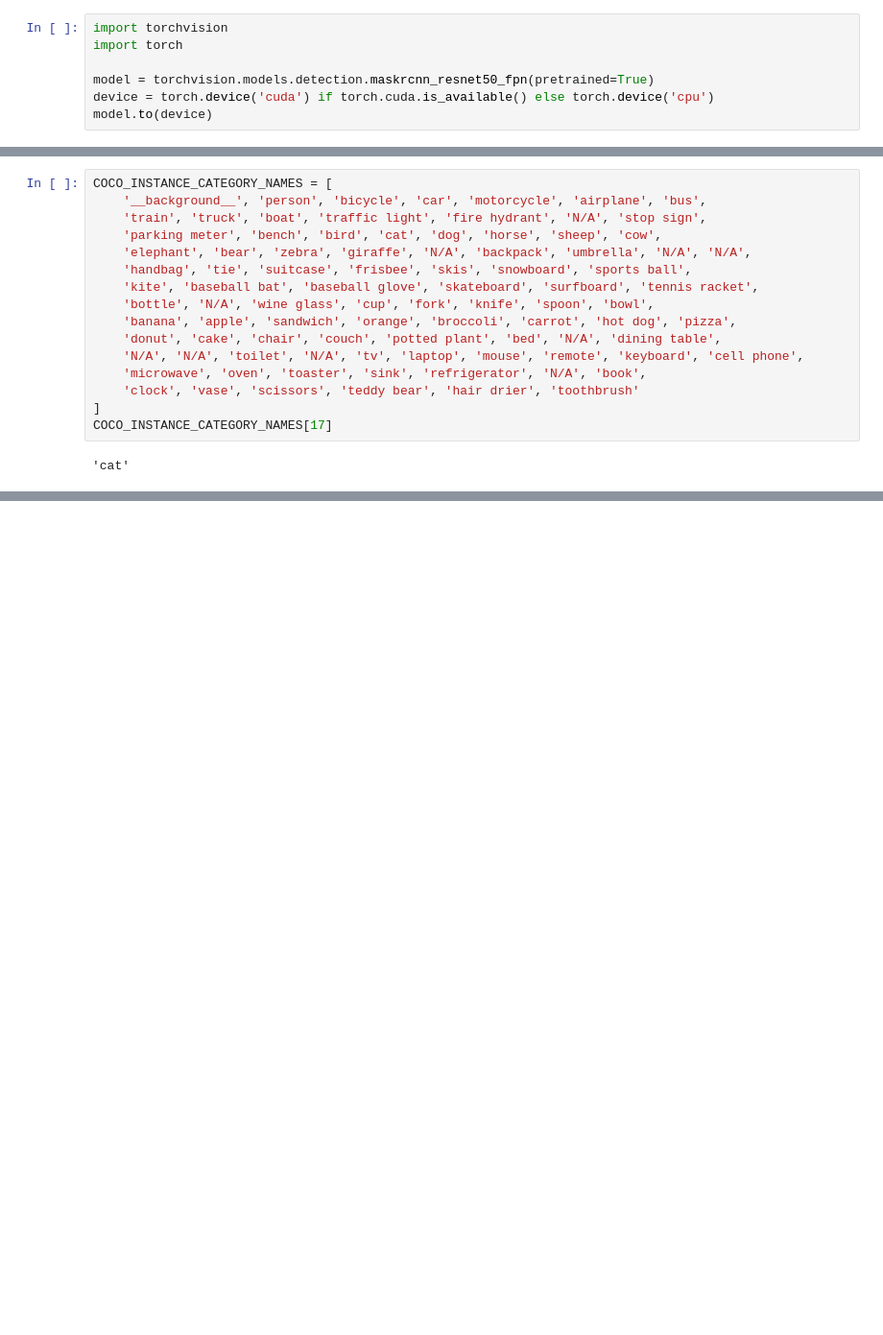
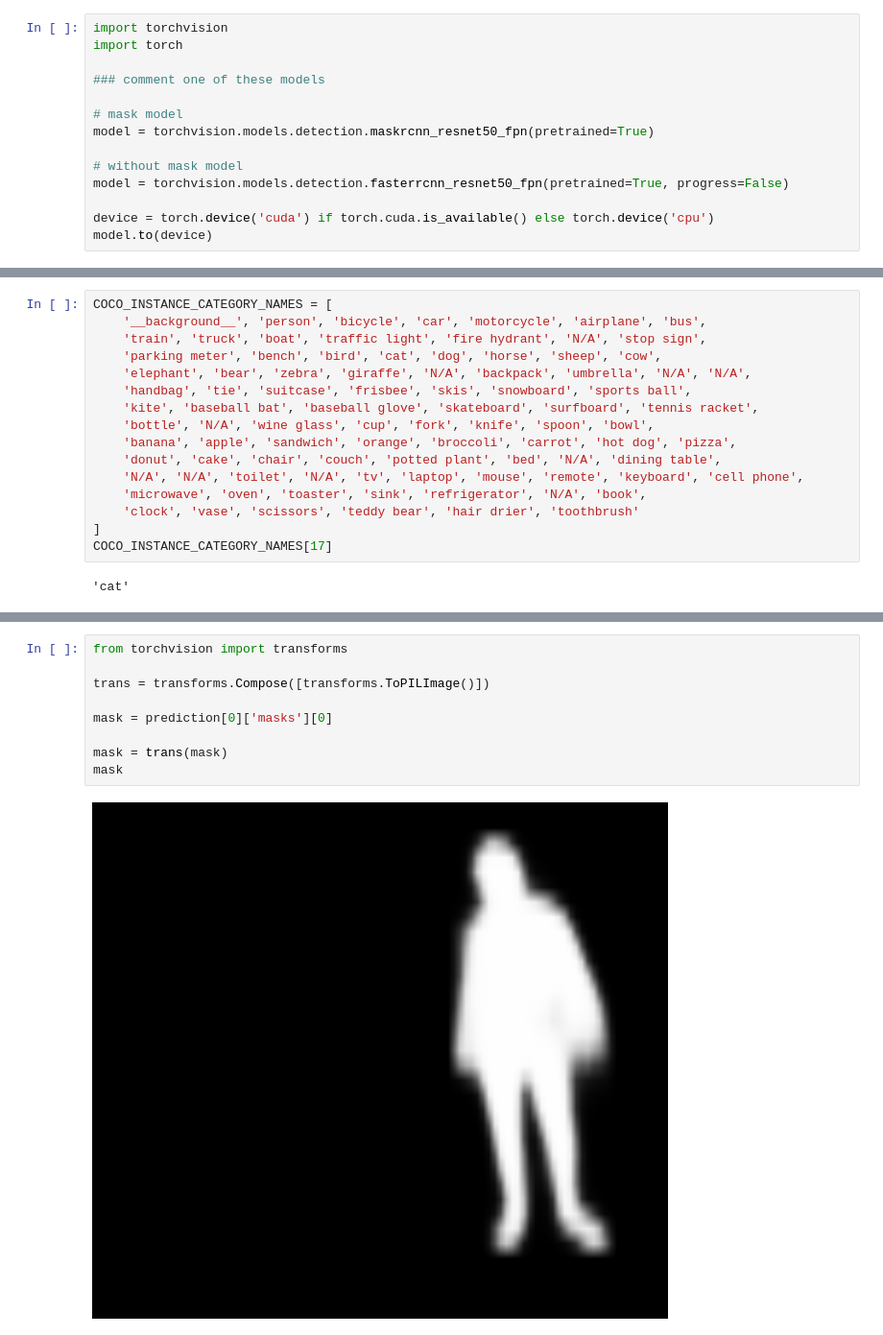
Before and after one commit to myprogrammerpersonality/image-recognition, a Jupyter notebook: Object Detection/general-object-detection-pretrained.ipynb, the cells around one changed output, grey strips where cells are left out. Shown at 96% size. Cells and saved outputs as stored; diff of their text form; blank space fills up the shorter version.

```diff
--- a/Object Detection/general-object-detection-pretrained.ipynb
+++ b/Object Detection/general-object-detection-pretrained.ipynb
@@ -2,6 +4,13 @@
 import torchvision
 import torch
 
+### comment one of these models
+
+# mask model
 model = torchvision.models.detection.maskrcnn_resnet50_fpn(pretrained=True)
+
+# without mask model
+model = torchvision.models.detection.fasterrcnn_resnet50_fpn(pretrained=True, progress=False)
+
 device = torch.device('cuda') if torch.cuda.is_available() else torch.device('cpu')
 model.to(device)
@@ -100,0 +90,11 @@ tensor(0.7081) person
+# %%
+from torchvision import transforms
+
+trans = transforms.Compose([transforms.ToPILImage()])
+
+mask = prediction[0]['masks'][0]
+
+mask = trans(mask)
+mask
+# %% [output]
+[figure, added]
```
Also changed, not shown: parts of 7 cells of this notebook.
